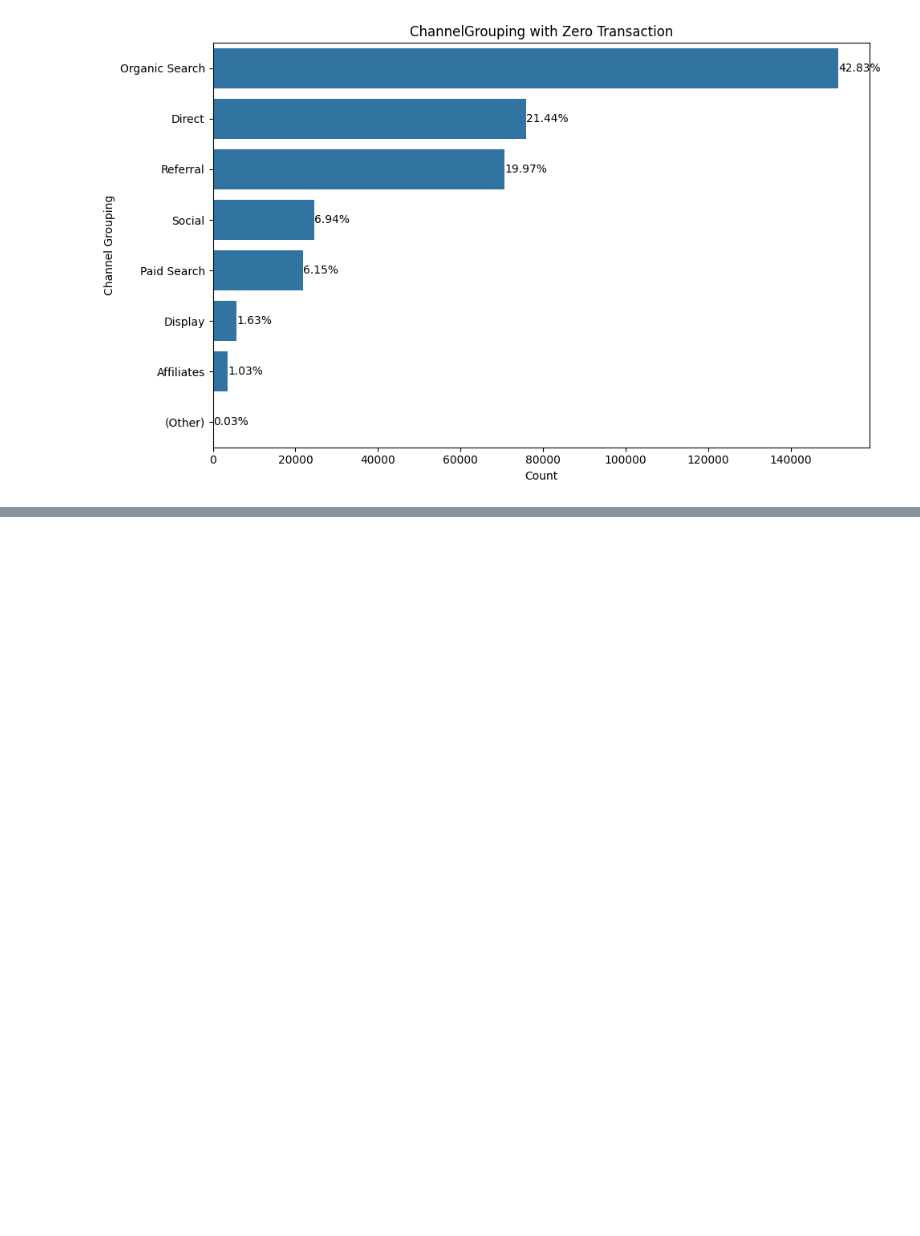
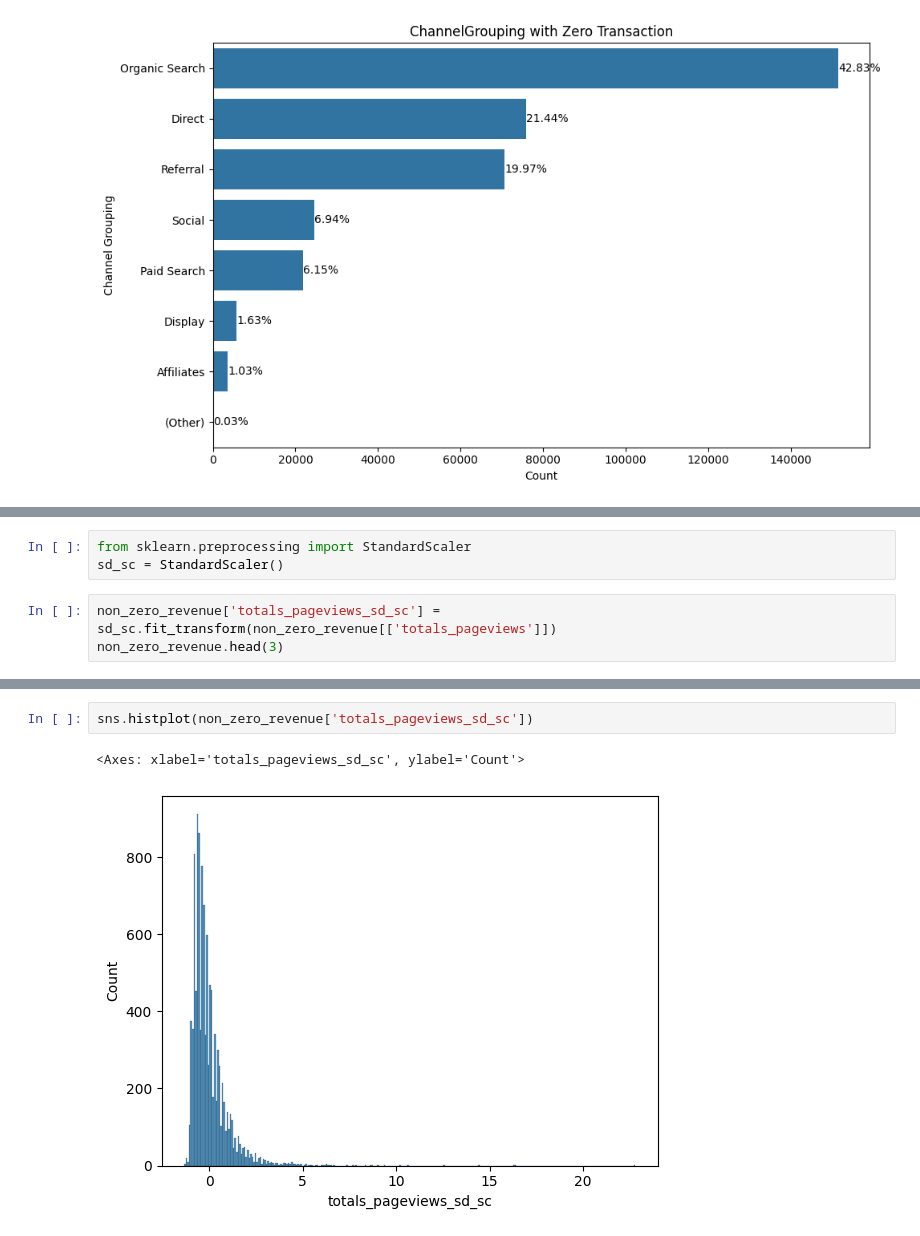
Before and after one commit to DIB-PP/-, a Jupyter notebook: data_Check.ipynb, the cells around one changed output, grey strips where cells are left out. Cells and saved outputs as stored; diff of their text form; blank space fills up the shorter version.

```diff
--- a/data_Check.ipynb
+++ b/data_Check.ipynb
@@ -1116,0 +1134,6 @@ plt.show()
+# %%
+from sklearn.preprocessing import StandardScaler
+sd_sc = StandardScaler()
+# %%
+non_zero_revenue['totals_pageviews_sd_sc'] = sd_sc.fit_transform(non_zero_revenue[['totals_pageviews']])
+non_zero_revenue.head(3)
@@ -1116,0 +1151,5 @@ plt.show()
+# %%
+sns.histplot(non_zero_revenue['totals_pageviews_sd_sc'])
+# %% [output]
+<Axes: xlabel='totals_pageviews_sd_sc', ylabel='Count'>
+[figure, added]
```
Also changed, not shown: parts of 5 cells of this notebook.
